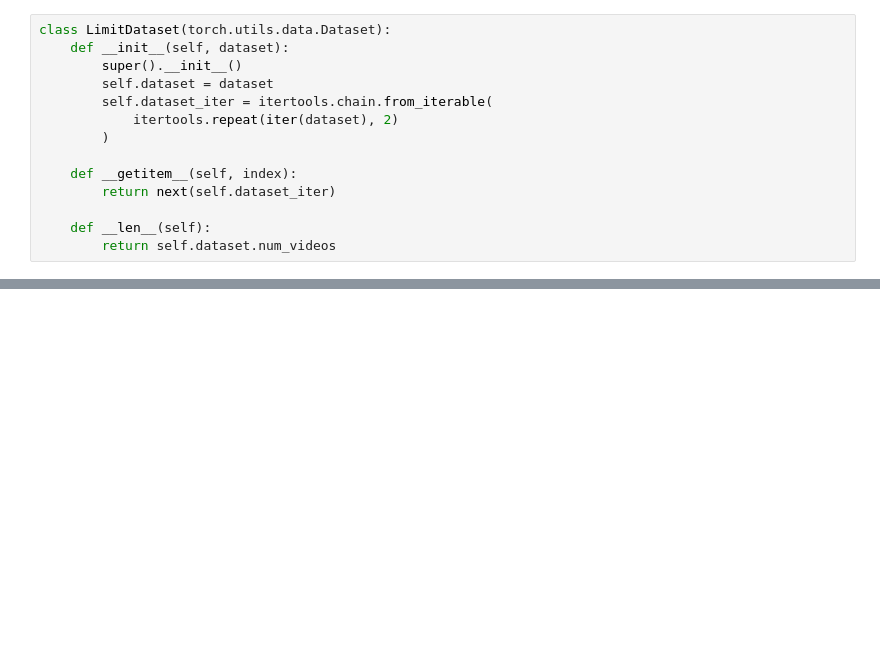
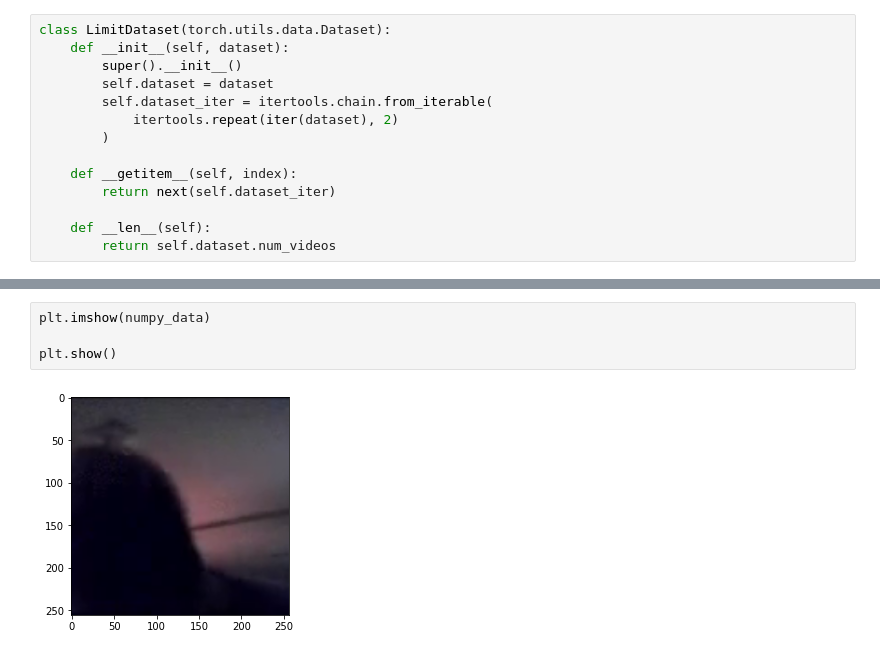
Before and after one commit to kazukiOmi/MDL_Action_Recognition, a Jupyter notebook: test_transform/test_transform.ipynb, the cells around one changed output, grey strips where cells are left out. Saved outputs shown, nothing was run; the diff lists cells and outputs as text; blank space fills up the shorter version.

```diff
--- a/test_transform/test_transform.ipynb
+++ b/test_transform/test_transform.ipynb
@@ -144,0 +203,6 @@ torch.Size([16])
+# %%
+plt.imshow(numpy_data)
+
+plt.show()
+# %% [output]
+[figure, added]
```
Also changed, not shown: parts of 8 cells of this notebook.
